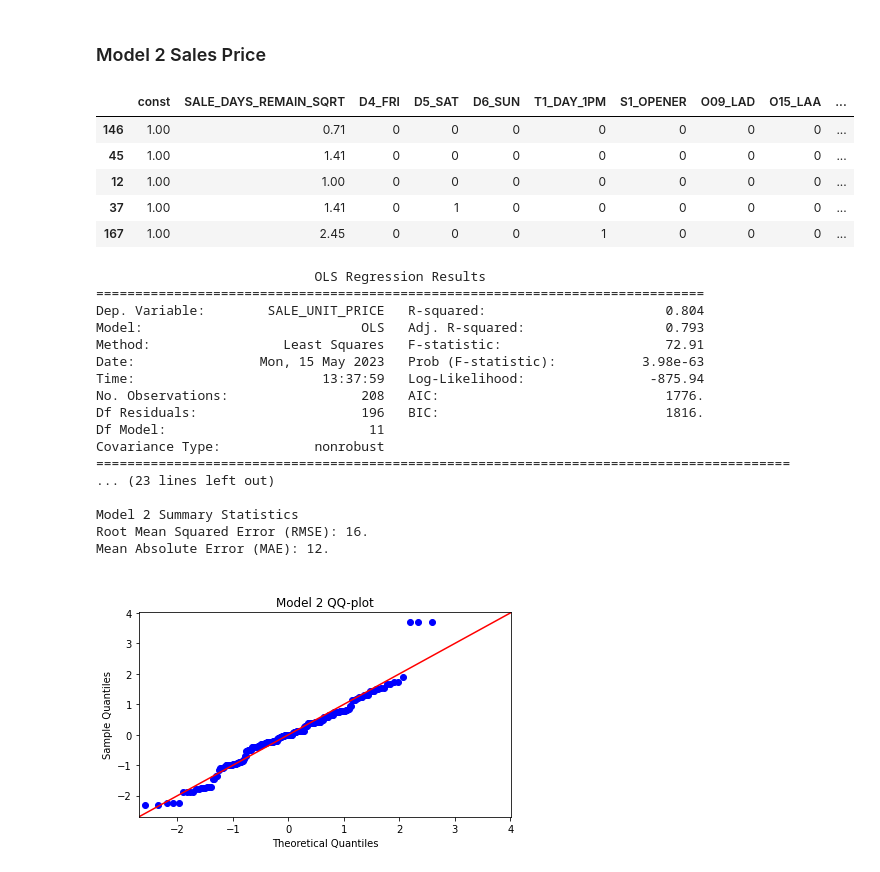
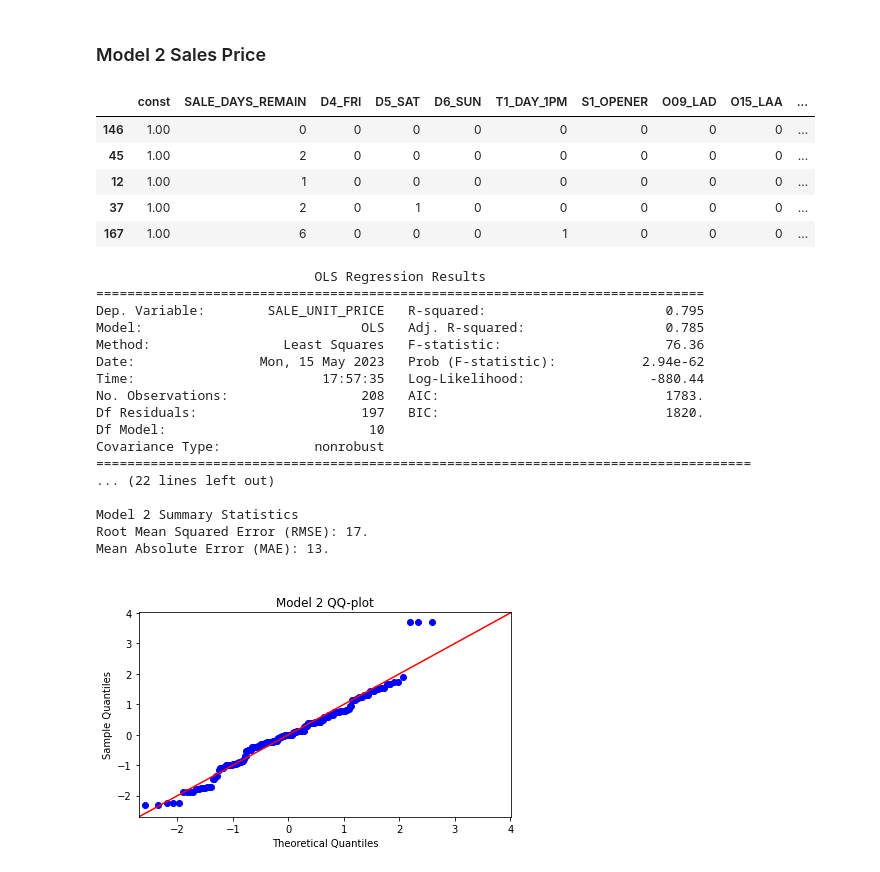
Before and after one commit to cutterback/p09_atlanta_braves_ticket_prices, a Jupyter notebook: Braves_2022_Ticket_Sales.ipynb, the cells around one changed output. Saved outputs shown, nothing was run; the diff lists cells and outputs as text; code cells hidden in the pictures.

```diff
--- a/Braves_2022_Ticket_Sales.ipynb
+++ b/Braves_2022_Ticket_Sales.ipynb
@@ -330,6 +331,7 @@ sales['SOLD_SAME_DAY'] = sales['SALE_DAYS_REMAIN'].apply(lambda x: 1 if x == 0 e
 sales['SALE_DAYS_REMAIN_ADJ'] = sales['SALE_DAYS_REMAIN'].apply(lambda x: 0.5 if x == 0 else x)
 sales['SALE_DAYS_REMAIN_SQRT'] = np.sqrt(sales['SALE_DAYS_REMAIN_ADJ'])
 sales['SALE_UNIT_PRICE_SQRT'] = np.sqrt(sales['SALE_UNIT_PRICE'])
+sales['QTY_SINGLE_SAME_DAY'] = sales['QTY_SOLD'].apply(lambda x: 1 if x == 1 else 0)
 # %%
 # split df into seats versus parking ticket sales to drive separate models
 seats = sales[(sales.TYPE == 'SEATS') & (sales.SALE_UNIT_PRICE > 0)]
@@ -617,46 +659,46 @@ Mean Absolute Error (MAE): Test 10 | Train 10 |           Difference 0 | % Diff
 ### Model 2 Sales Price
 # %%
 # model 2 setup and call statsmodel function
-features_m2 = ['SALE_DAYS_REMAIN_SQRT','D4_FRI','D5_SAT','D6_SUN','T1_DAY_1PM','S1_OPENER','O09_LAD','O15_LAA','O01_NYM','SELL_OUT','BRAVES_RANK']
+features_m2 = ['SALE_DAYS_REMAIN','D4_FRI','D5_SAT','D6_SUN','T1_DAY_1PM','S1_OPENER','O09_LAD','O15_LAA','O01_NYM','SELL_OUT']
 #
 # apply features to X_train and chose which y to predict
 X_train_m2 = sm.add_constant(X_train[features_m2])
 y_train_m2 = y_train['SALE_UNIT_PRICE']
 
 # apply features to X_test and chose which y to predict
 X_test_m2 = sm.add_constant(X_test[features_m2])
 y_test_m2 = y_test['SALE_UNIT_PRICE']
 
 # quick check of rows
 X_train_m2.head()
 # %% [output]
-|  | const | SALE_DAYS_REMAIN_SQRT | D4_FRI | D5_SAT | D6_SUN | T1_DAY_1PM | S1_OPENER | O09_LAD | O15_LAA | ... |
-| 146 | 1.00 | 0.71 | 0 | 0 | 0 | 0 | 0 | 0 | 0 | ... |
-| 45 | 1.00 | 1.41 | 0 | 0 | 0 | 0 | 0 | 0 | 0 | ... |
-| 12 | 1.00 | 1.00 | 0 | 0 | 0 | 0 | 0 | 0 | 0 | ... |
-| 37 | 1.00 | 1.41 | 0 | 1 | 0 | 0 | 0 | 0 | 0 | ... |
-| 167 | 1.00 | 2.45 | 0 | 0 | 0 | 1 | 0 | 0 | 0 | ... |
+|  | const | SALE_DAYS_REMAIN | D4_FRI | D5_SAT | D6_SUN | T1_DAY_1PM | S1_OPENER | O09_LAD | O15_LAA | ... |
+| 146 | 1.00 | 0 | 0 | 0 | 0 | 0 | 0 | 0 | 0 | ... |
+| 45 | 1.00 | 2 | 0 | 0 | 0 | 0 | 0 | 0 | 0 | ... |
+| 12 | 1.00 | 1 | 0 | 0 | 0 | 0 | 0 | 0 | 0 | ... |
+| 37 | 1.00 | 2 | 0 | 1 | 0 | 0 | 0 | 0 | 0 | ... |
+| 167 | 1.00 | 6 | 0 | 0 | 0 | 1 | 0 | 0 | 0 | ... |
 # %%
 # run the model iteration and store in model variable
 model_2, rsq_adj_m2, rmse_m2, mae_m2 = calc_sm_ols(model_nbr=2, X=X_train_m2, y=y_train_m2)
 # %% [output]
                             OLS Regression Results
 ==============================================================================
-Dep. Variable:        SALE_UNIT_PRICE   R-squared:                       0.804
-Model:                            OLS   Adj. R-squared:                  0.793
-Method:                 Least Squares   F-statistic:                     72.91
-Date:                Mon, 15 May 2023   Prob (F-statistic):           3.98e-63
-Time:                        13:37:59   Log-Likelihood:                -875.94
-No. Observations:                 208   AIC:                             1776.
-Df Residuals:                     196   BIC:                             1816.
-Df Model:                          11
+Dep. Variable:        SALE_UNIT_PRICE   R-squared:                       0.795
+Model:                            OLS   Adj. R-squared:                  0.785
+Method:                 Least Squares   F-statistic:                     76.36
+Date:                Mon, 15 May 2023   Prob (F-statistic):           2.94e-62
+Time:                        17:57:35   Log-Likelihood:                -880.44
+No. Observations:                 208   AIC:                             1783.
+Df Residuals:                     197   BIC:                             1820.
+Df Model:                          10
 Covariance Type:            nonrobust
-=========================================================================================
-... (23 lines left out)
+====================================================================================
+... (22 lines left out)
 
 Model 2 Summary Statistics
-Root Mean Squared Error (RMSE): 16.
-Mean Absolute Error (MAE): 12.
+Root Mean Squared Error (RMSE): 17.
+Mean Absolute Error (MAE): 13.
 # %%
 # plot the overall residuals via QQ-plot
 qqplot(model_nbr=2, model=model_2)
```
Also changed, not shown: parts of 23 cells of this notebook, 1 other file.
